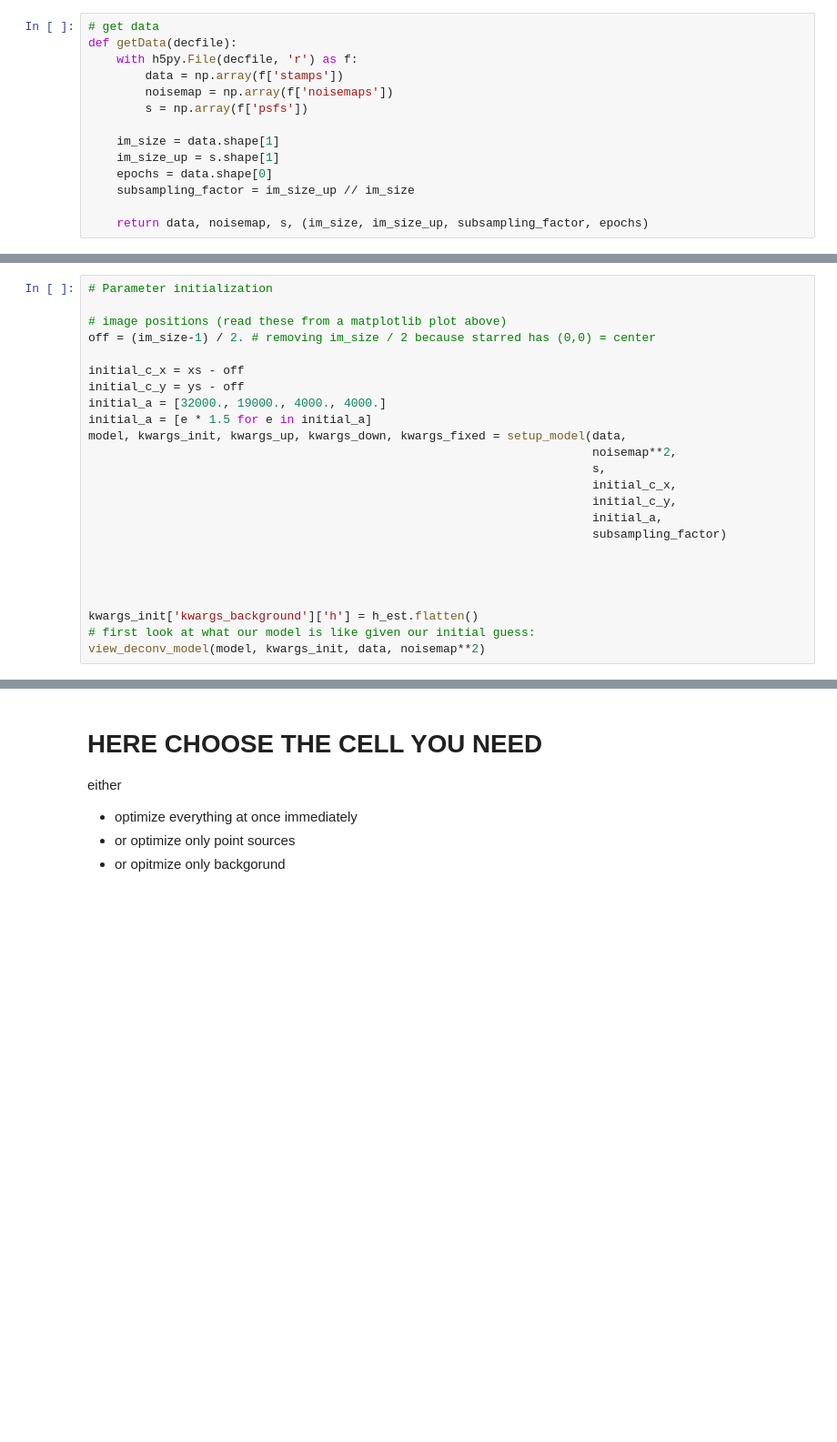
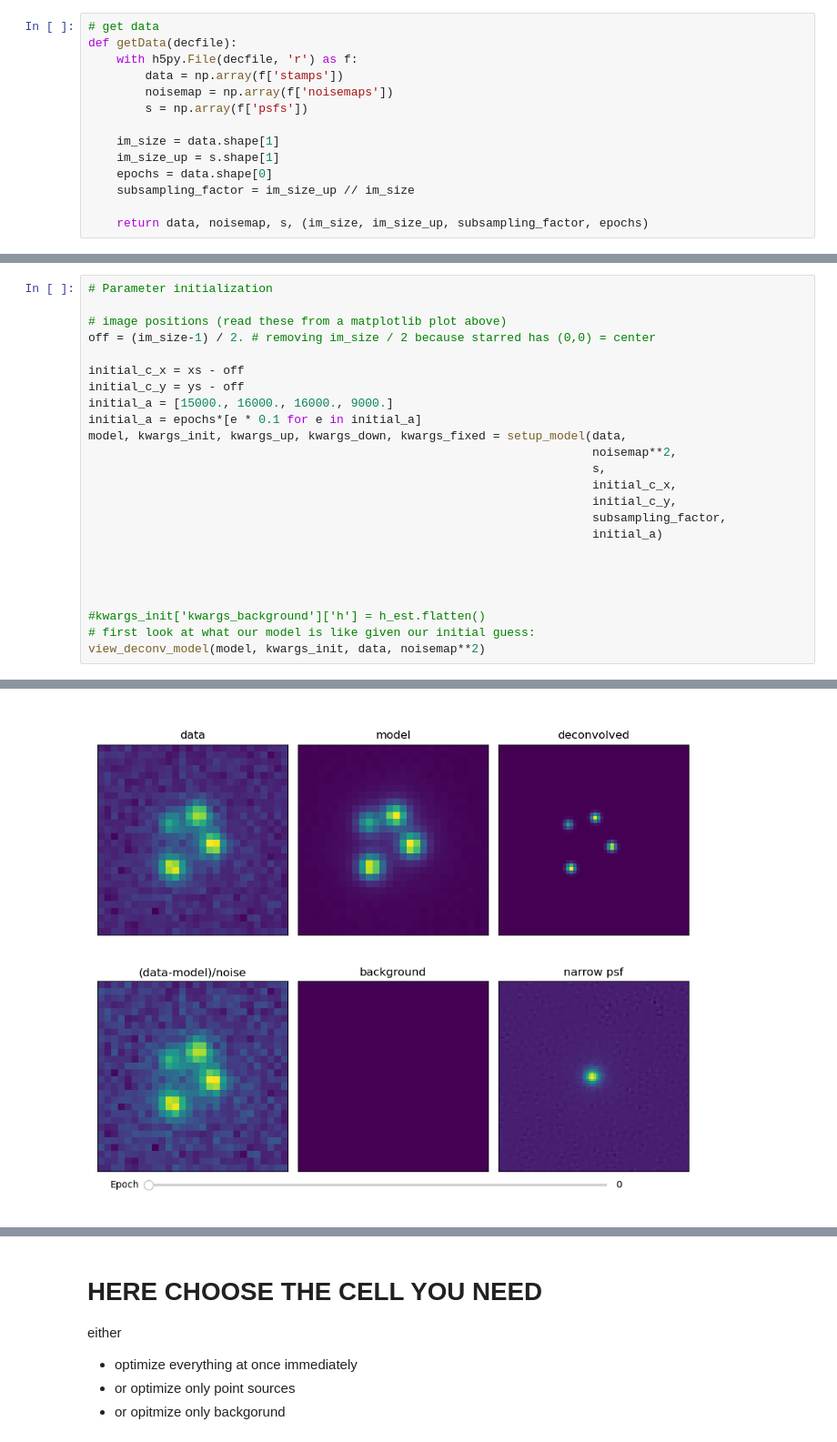
Before and after one commit to COSMOGRAIL/COSMOULINE, a Jupyter notebook: pipe/7a_deconv_lens/2_deconv.ipynb, the cells around one changed output, grey strips where cells are left out. Shown at 91% size. Drawn from its saved outputs; the diff is of its cells as text; blank space fills up the shorter version.

```diff
--- a/pipe/7a_deconv_lens/2_deconv.ipynb
+++ b/pipe/7a_deconv_lens/2_deconv.ipynb
@@ -217,20 +234,20 @@ off = (im_size-1) / 2. # removing im_size / 2 because starred has (0,0) = center
 
 initial_c_x = xs - off
 initial_c_y = ys - off
-initial_a = [32000., 19000., 4000., 4000.]
-initial_a = [e * 1.5 for e in initial_a]
+initial_a = [15000., 16000., 16000., 9000.]
+initial_a = epochs*[e * 0.1 for e in initial_a]
 model, kwargs_init, kwargs_up, kwargs_down, kwargs_fixed = setup_model(data,
                                                                        noisemap**2,
                                                                        s,
                                                                        initial_c_x,
                                                                        initial_c_y,
-                                                                       initial_a,
-                                                                       subsampling_factor)
+                                                                       subsampling_factor,
+                                                                       initial_a)
 
 
 
 
-kwargs_init['kwargs_background']['h'] = h_est.flatten()
+#kwargs_init['kwargs_background']['h'] = h_est.flatten()
 # first look at what our model is like given our initial guess:
 view_deconv_model(model, kwargs_init, data, noisemap**2)
 # %% [output]
@@ -239,3 +254,4 @@ view_deconv_model(model, kwargs_init, data, noisemap**2)
+[figure, added]
 # %%
 # compute noise level in starlet space
 # MAKE SURE TO USE A NOISEMAP WITHOUT WEIRD THINGS
```
Also changed, not shown: parts of 22 cells of this notebook, 25 other files.
